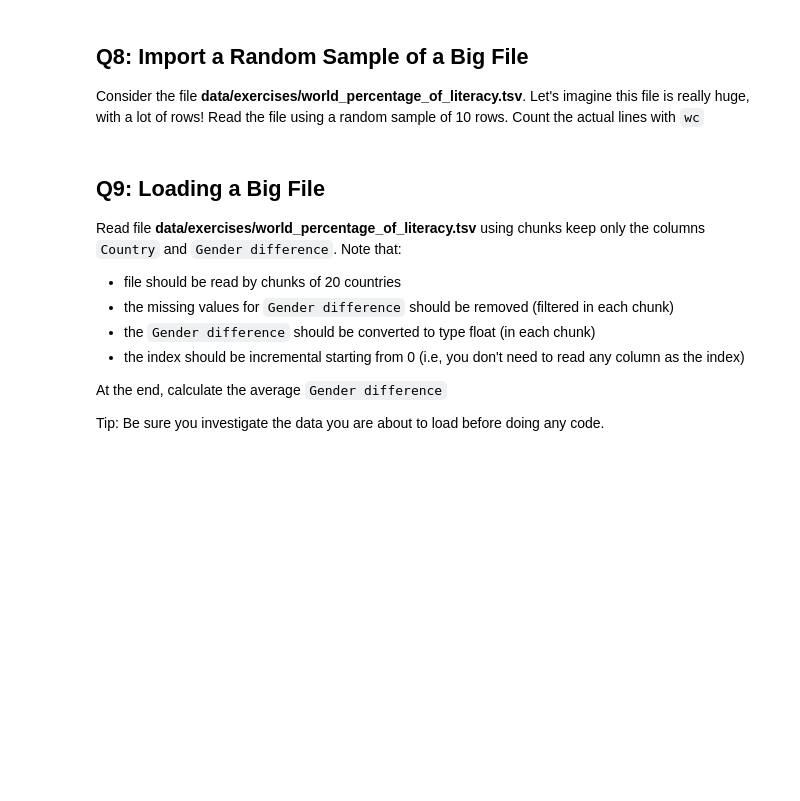
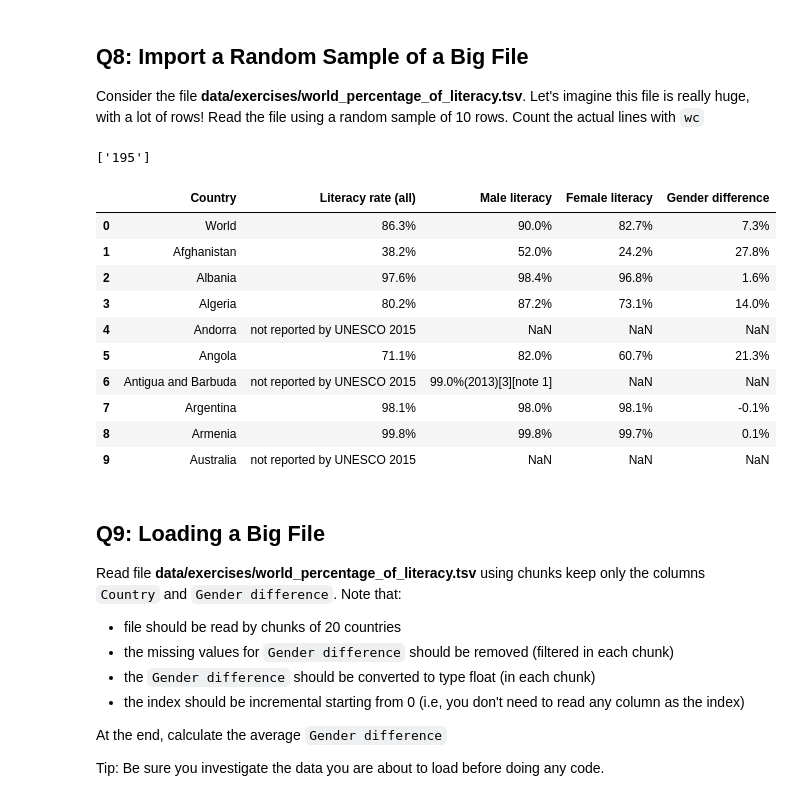
Before and after one commit to FranciscoDMO/batch6-workspace, a Jupyter notebook: S02 - Data Wrangling/BLU01 - Messy Data/Exercise notebook.ipynb, the cells around one changed output. Saved outputs shown, nothing was run; the diff lists cells and outputs as text; code cells hidden in the pictures; blank space fills up the shorter version.

```diff
--- a/S02 - Data Wrangling/BLU01 - Messy Data/Exercise notebook.ipynb
+++ b/S02 - Data Wrangling/BLU01 - Messy Data/Exercise notebook.ipynb
@@ -341,24 +341,43 @@ assert hashlib.sha256(city_found.encode()).hexdigest() == expected_hash_2, "city
 ## Q8: Import a Random Sample of a Big File
 
 Consider the file **data/exercises/world_percentage_of_literacy.tsv**. Let's imagine this file is really huge, with a lot of rows!  Read the file using a random sample of 10 rows. Count the actual lines with `wc`
+# %%
+#! cat data/exercises/world_percentage_of_literacy.tsv
+lines_in_file
+# %% [output]
+['195']
 # %%
 # Read file data/exercises/world_percentage_of_literacy.tsv with wc and save the number of lines
 # in lines_in_file (as an integer), using
-# lines_in_file = ...
+filename = "data/exercises/world_percentage_of_literacy.tsv"
+
+lines_in_file = ! wc -l < {filename}
+lines_in_file = int(lines_in_file[0])-1
 # Notice that the header is not a line..
-
-# YOUR CODE HERE
-raise NotImplementedError()
 
 # make parameter rows_to_skip equal to the lines you want to skip loading
 # don't forget: 10 rows should be fetched
-# rows_to_skip = ...
+
+rows_to_skip = [s  for s in range(11,195) ]
+
+
 # YOUR CODE HERE
-raise NotImplementedError()
 # Create a df8 dataframe with the sampled values
 # don't forget: you want to keep the header plus 10 rows in the new dataframe.
-# YOUR CODE HERE
-raise NotImplementedError()
+df8= pd.read_csv(os.path.join('data', 'exercises', 'world_percentage_of_literacy.tsv'), nrows =10,delimiter='\t')
+df8
+# %% [output]
+|  | Country | Literacy rate (all) | Male literacy | Female literacy | Gender difference |
+| 0 | World | 86.3% | 90.0% | 82.7% | 7.3% |
+| 1 | Afghanistan | 38.2% | 52.0% | 24.2% | 27.8% |
+| 2 | Albania | 97.6% | 98.4% | 96.8% | 1.6% |
+| 3 | Algeria | 80.2% | 87.2% | 73.1% | 14.0% |
+| 4 | Andorra | not reported by UNESCO 2015 | NaN | NaN | NaN |
+| 5 | Angola | 71.1% | 82.0% | 60.7% | 21.3% |
+| 6 | Antigua and Barbuda | not reported by UNESCO 2015 | 99.0%(2013)[3][note 1] | NaN | NaN |
+| 7 | Argentina | 98.1% | 98.0% | 98.1% | -0.1% |
+| 8 | Armenia | 99.8% | 99.8% | 99.7% | 0.1% |
+| 9 | Australia | not reported by UNESCO 2015 | NaN | NaN | NaN |
 # %%
 # getting remaining list of countries, removing rows_to_skip from the file
 df_helper = pd.read_csv(
```
